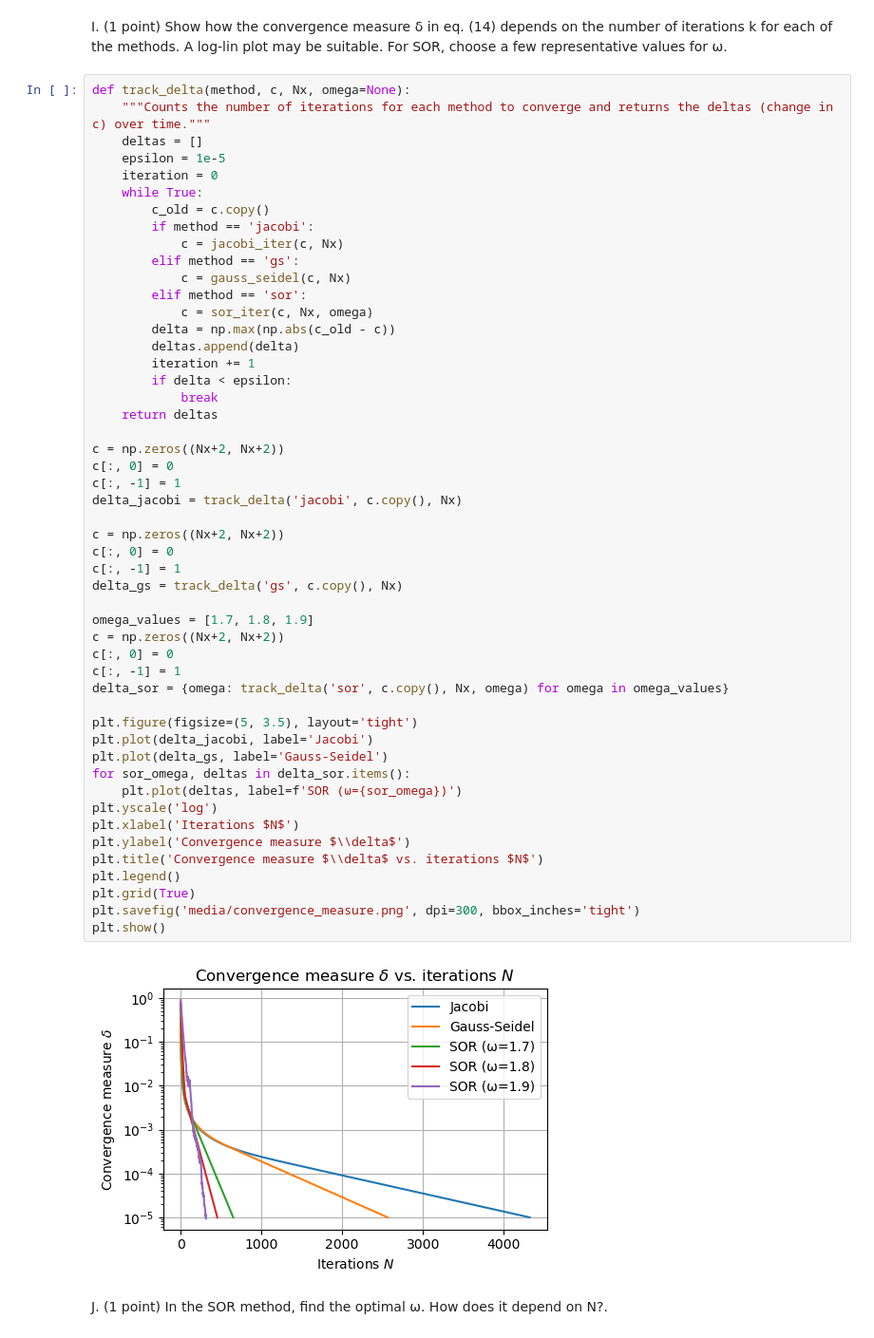
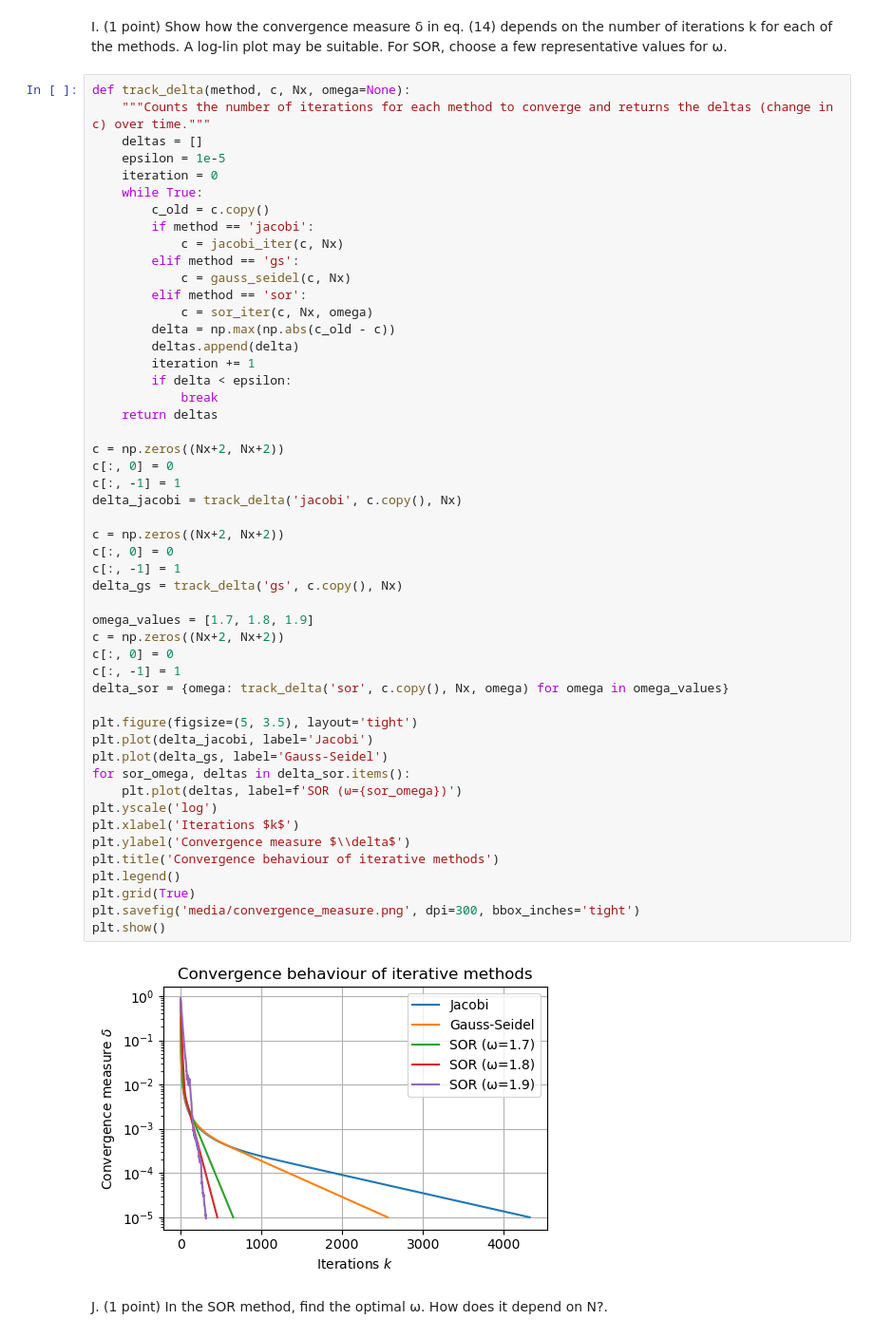
Before and after one commit to jonas4climate/modelling-natural-processes, a Jupyter notebook: Set1_incomplete.ipynb, the cells around one changed output. Shown at 95% size. Saved outputs shown, nothing was run; the diff lists cells and outputs as text.

```diff
--- a/Set1_incomplete.ipynb
+++ b/Set1_incomplete.ipynb
@@ -569,36 +569,36 @@ def track_delta(method, c, Nx, omega=None):
     return deltas
 
 c = np.zeros((Nx+2, Nx+2))
 c[:, 0] = 0
 c[:, -1] = 1
 delta_jacobi = track_delta('jacobi', c.copy(), Nx)
 
 c = np.zeros((Nx+2, Nx+2))
 c[:, 0] = 0
 c[:, -1] = 1
 delta_gs = track_delta('gs', c.copy(), Nx)
 
 omega_values = [1.7, 1.8, 1.9]
 c = np.zeros((Nx+2, Nx+2))
 c[:, 0] = 0
 c[:, -1] = 1
 delta_sor = {omega: track_delta('sor', c.copy(), Nx, omega) for omega in omega_values}
 
 plt.figure(figsize=(5, 3.5), layout='tight')
 plt.plot(delta_jacobi, label='Jacobi')
 plt.plot(delta_gs, label='Gauss-Seidel')
 for sor_omega, deltas in delta_sor.items():
     plt.plot(deltas, label=f'SOR (ω={sor_omega})')
 plt.yscale('log')
-plt.xlabel('Iterations $N$')
+plt.xlabel('Iterations $k$')
 plt.ylabel('Convergence measure $\\delta$')
-plt.title('Convergence measure $\\delta$ vs. iterations $N$')
+plt.title('Convergence behaviour of iterative methods')
 plt.legend()
 plt.grid(True)
 plt.savefig('media/convergence_measure.png', dpi=300, bbox_inches='tight')
 plt.show()
 # %% [output]
-[figure, old version]
+[figure, new version]
 # %% [markdown]
 J. (1 point) In the SOR method, find the optimal ω. How does it depend on N?.
 # %%
```
Also changed, not shown: parts of 8 cells of this notebook, 7 other files.
